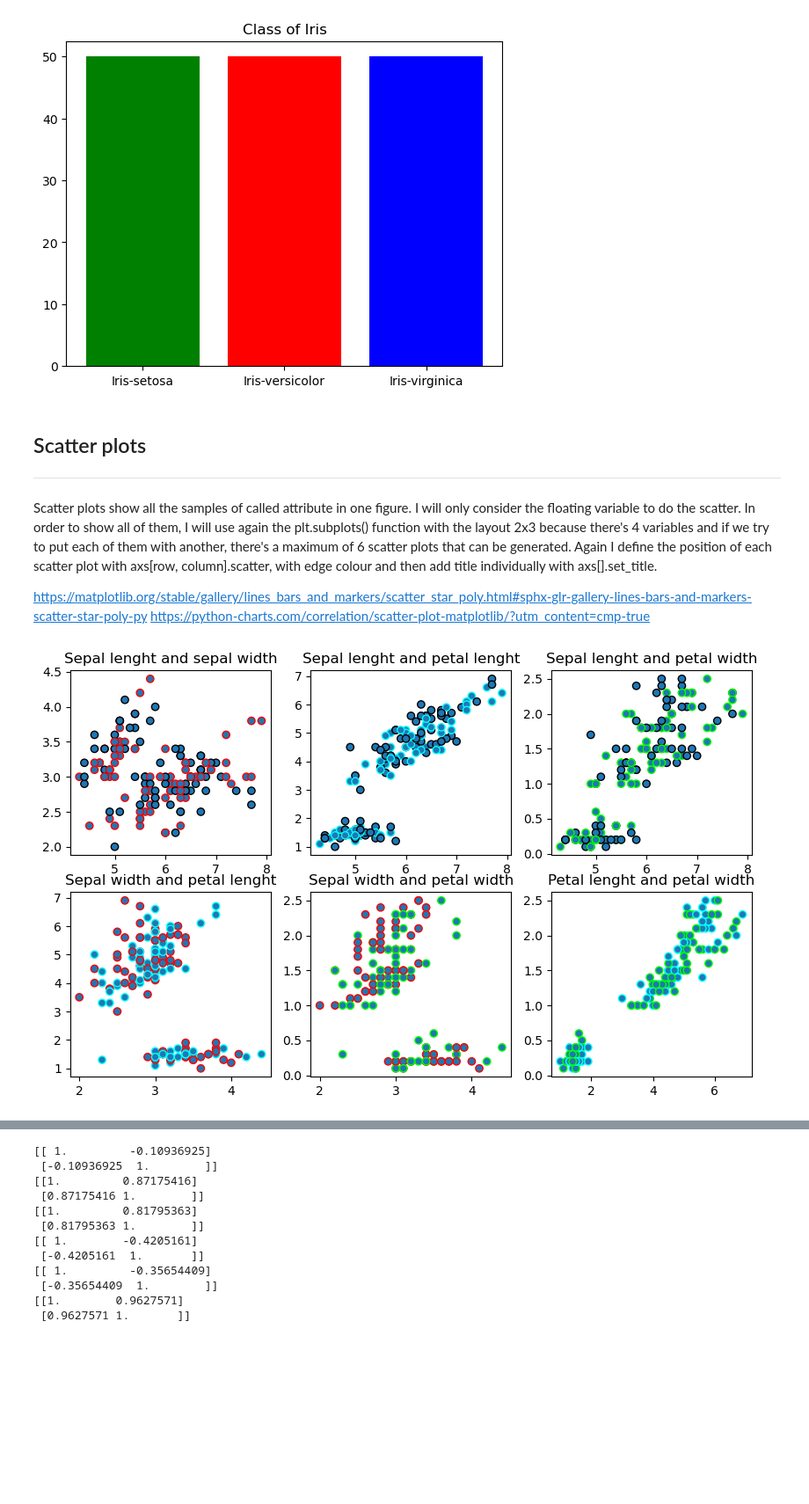
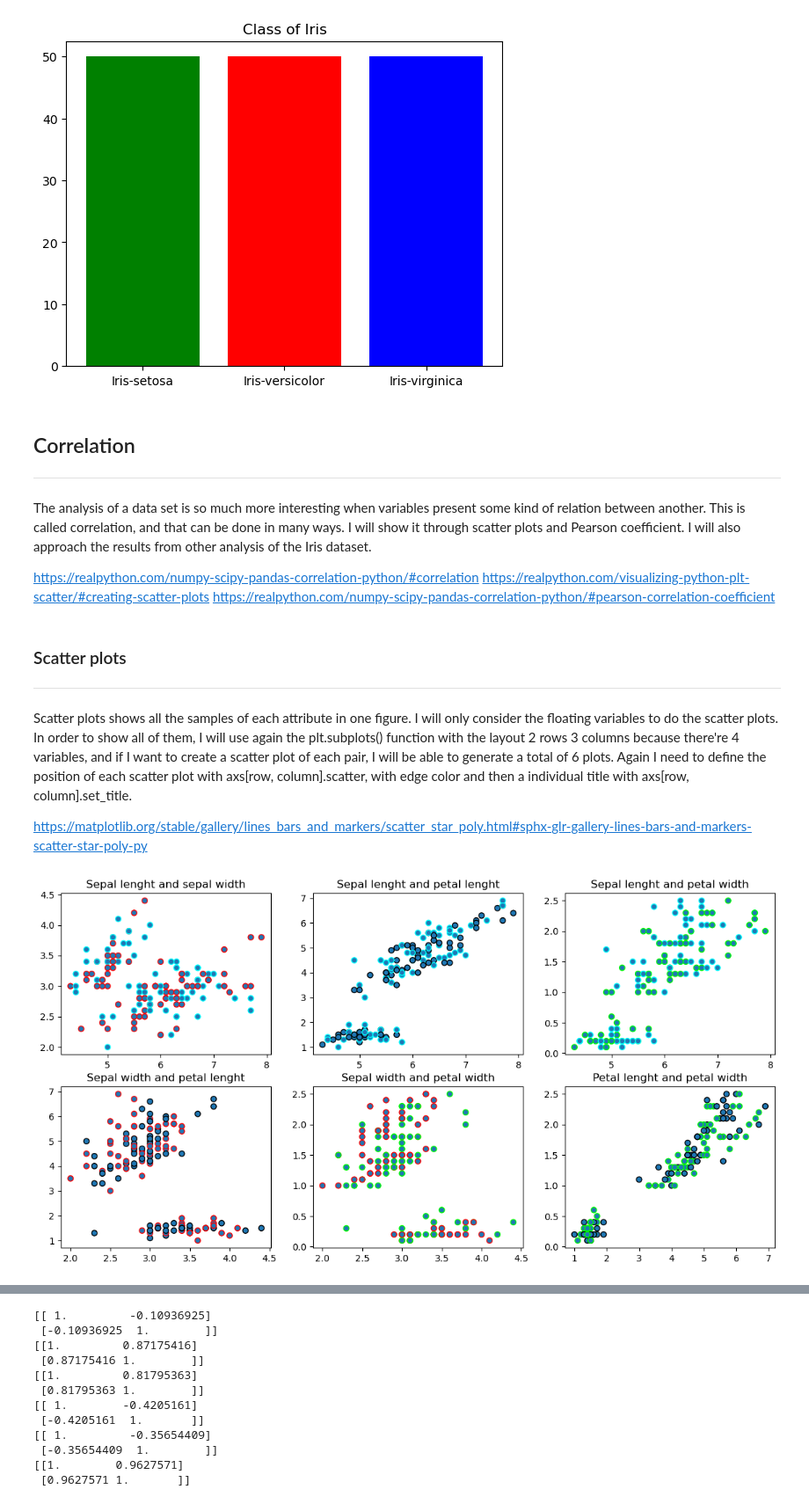
Before and after one commit to FatimaBOliveira/pands-project, a Jupyter notebook: iris.ipynb, the cells around one changed output, grey strips where cells are left out. Shown at 88% size. Saved outputs shown, nothing was run; the diff lists cells and outputs as text; code cells hidden in the pictures; blank space fills up the shorter version.

```diff
--- a/iris.ipynb
+++ b/iris.ipynb
@@ -183,29 +188,36 @@ plt.title("Class of Iris")
 plt.show()
 # %% [output]
 [figure]
+# %% [markdown]
+## Correlation
+***
+The analysis of a data set is so much more interesting when variables present some kind of relation between another. This is called correlation, and that can be done in many ways. I will show it through scatter plots and Pearson coefficient. I will also approach the results from other analysis of the Iris dataset.
+
+https://realpython.com/numpy-scipy-pandas-correlation-python/#correlation
+https://realpython.com/visualizing-python-plt-scatter/#creating-scatter-plots
+https://realpython.com/numpy-scipy-pandas-correlation-python/#pearson-correlation-coefficient
 # %% [markdown]
-## Scatter plots
+### Scatter plots
 ***
-Scatter plots show all the samples of called attribute in one figure. I will only consider the floating variable to do the scatter. In order to show all of them, I will use again the plt.subplots() function with the layout 2x3 because there's 4 variables and if we try to put each of them with another, there's a maximum of 6 scatter plots that can be generated. Again I define the position of each scatter plot with axs[row, column].scatter, with edge colour and then add title individually with axs[].set_title.
+Scatter plots shows all the samples of each attribute in one figure. I will only consider the floating variables to do the scatter plots. In order to show all of them, I will use again the plt.subplots() function with the layout 2 rows 3 columns because there're 4 variables, and if I want to create a scatter plot of each pair, I will be able to generate a total of 6 plots. Again I need to define the position of each scatter plot with axs[row, column].scatter, with edge color and then a individual title with axs[row, column].set_title.
 
 https://matplotlib.org/stable/gallery/lines_bars_and_markers/scatter_star_poly.html#sphx-glr-gallery-lines-bars-and-markers-scatter-star-poly-py
-https://python-charts.com/correlation/scatter-plot-matplotlib/?utm_content=cmp-true
 # %%
-fig, axs = plt.subplots(2, 3, figsize=(10, 6))
+fig, axs = plt.subplots(2, 3, figsize=(14, 7))
 
-axs[0, 0].scatter(slen, swid, edgecolors=["black","red"])
+axs[0, 0].scatter(slen, swid, edgecolors=["cyan","red"])
 axs[0, 0].set_title("Sepal lenght and sepal width")
-axs[0, 1].scatter(slen, plen, edgecolors=["black","cyan"])
+axs[0, 1].scatter(slen, plen, edgecolors=["cyan","black"])
 axs[0, 1].set_title("Sepal lenght and petal lenght")
-axs[0, 2].scatter(slen, pwid, edgecolors=["black","lime"])
+axs[0, 2].scatter(slen, pwid, edgecolors=["cyan","lime"])
 axs[0, 2].set_title("Sepal lenght and petal width")
-axs[1, 0].scatter(swid, plen, edgecolors=["red","cyan"])
+axs[1, 0].scatter(swid, plen, edgecolors=["red","black"])
 axs[1, 0].set_title("Sepal width and petal lenght")
 axs[1, 1].scatter(swid, pwid, edgecolors=["red","lime"])
 axs[1, 1].set_title("Sepal width and petal width")
-axs[1, 2].scatter(plen, pwid, edgecolors=["cyan","lime"])
+axs[1, 2].scatter(plen, pwid, edgecolors=["black","lime"])
 axs[1, 2].set_title("Petal lenght and petal width")
 plt.show()
 # %% [output]
-[figure, old version]
+[figure, new version]
 # %% [markdown]
```
Also changed, not shown: parts of 13 cells of this notebook, 1 other file.
